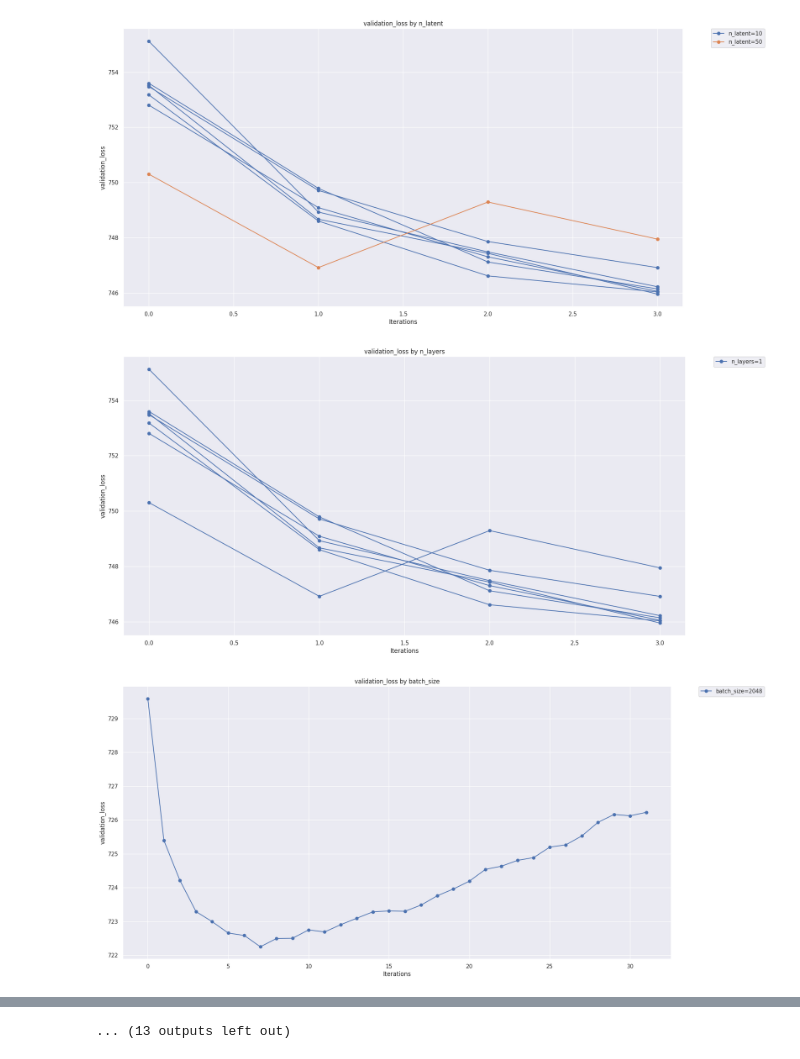
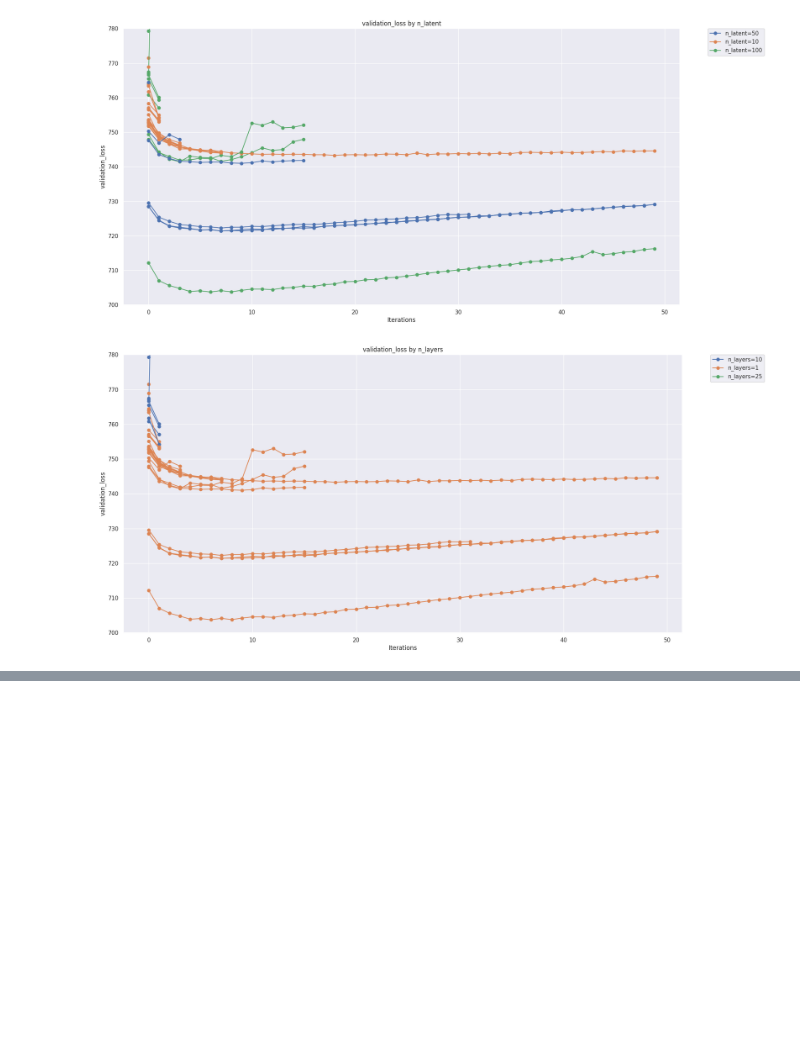
Before and after one commit to YosefLab/census-scvi, a Jupyter notebook: experiments/autotune/notebooks/2023_09_06_mouse_full.ipynb, the cells around one changed output, grey strips where cells are left out. Drawn from its saved outputs; the diff is of its cells as text; code cells hidden in the pictures; blank space fills up the shorter version.

```diff
--- a/experiments/autotune/notebooks/2023_09_06_mouse_full.ipynb
+++ b/experiments/autotune/notebooks/2023_09_06_mouse_full.ipynb
@@ -24,16 +24,13 @@ trial_params = {trial_id: get_trial_params(root_dir, trial_dir, search_params) f
 trial_progress = {trial_id: get_trial_progress(root_dir, trial_dir) for trial_id, trial_dir in zip(trial_ids, trial_dirs)}
 trial_info = get_trial_info(trial_params, trial_progress)
 # %%
-for iters in trial_info["iters"].unique():
-    if iters < 4:
-        continue
-    for param in search_params:
-        plot_trials(
-            trial_info,
-            trial_progress,
-            trial_params,
-            param,
-            iters=iters,
-            figsize=(20, 10),
-        )
+for param in search_params:
+    plot_trials(
+        trial_info,
+        trial_progress,
+        trial_params,
+        param,
+        figsize=(20, 10),
+        ylim=(700, 780)
+    )
 # %% [output]
@@ -43,3 +40,2 @@ for iters in trial_info["iters"].unique():
-[figure, old version]
+[figure, new version]
-[figure, old version]
+[figure, new version]
-[figure, removed]
@@ -52 +41,0 @@ for iters in trial_info["iters"].unique():
-... (13 outputs left out)
```
Also changed, not shown: parts of 1 cell of this notebook, 4 other files.
